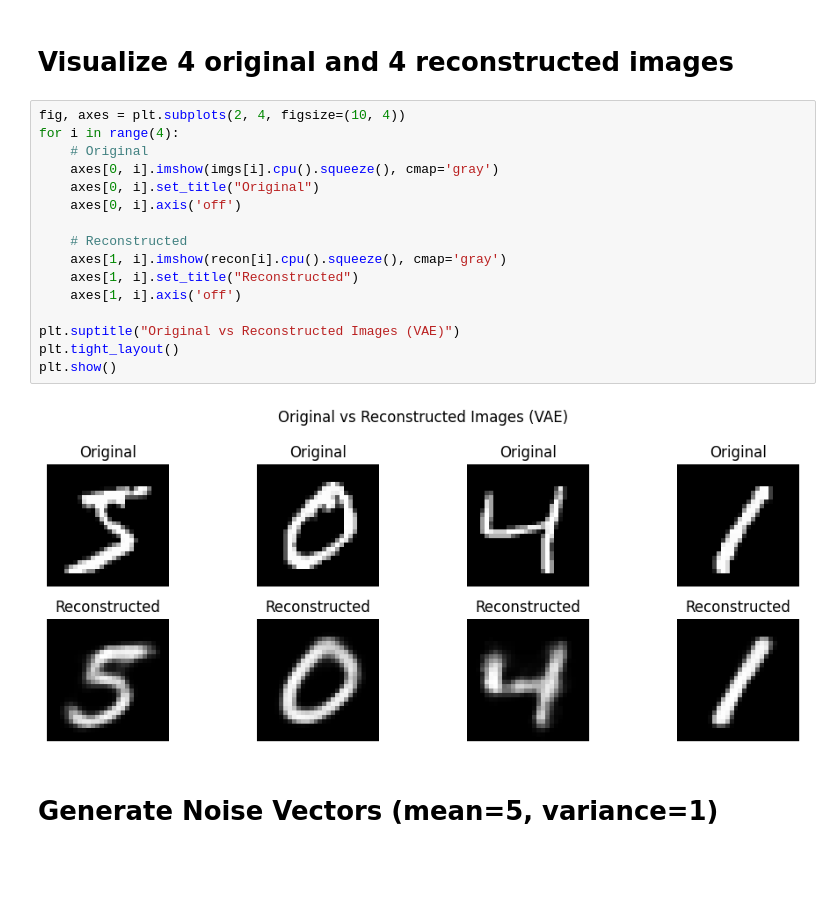
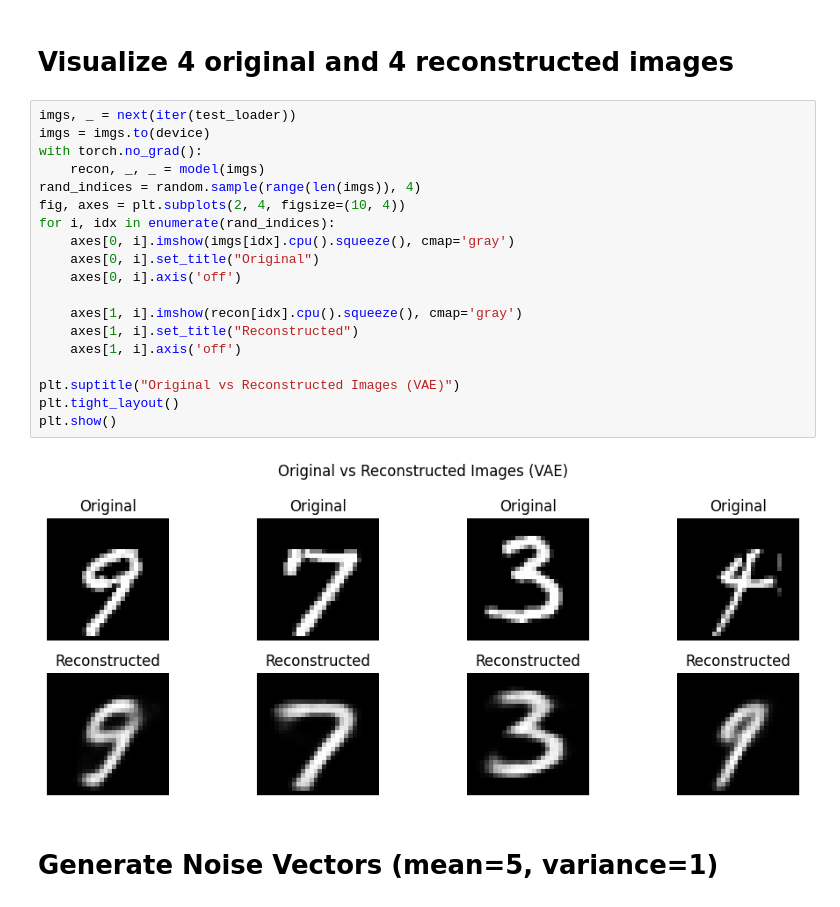
Before and after one commit to Nourin-Nusrat/CSE4261_DNN, a Jupyter notebook: Assignment10/DNN_Assignment_10_3_4.ipynb, the cells around one changed output. Cells and saved outputs as stored; diff of their text form; blank space fills up the shorter version.

```diff
--- a/Assignment10/DNN_Assignment_10_3_4.ipynb
+++ b/Assignment10/DNN_Assignment_10_3_4.ipynb
@@ -130,23 +131,26 @@ Reconstruction MSE on 1000 test images: 0.021442
 # %% [markdown]
 # Visualize 4 original and 4 reconstructed images
 # %%
+imgs, _ = next(iter(test_loader))
+imgs = imgs.to(device)
+with torch.no_grad():
+    recon, _, _ = model(imgs)
+rand_indices = random.sample(range(len(imgs)), 4)
 fig, axes = plt.subplots(2, 4, figsize=(10, 4))
-for i in range(4):
-    # Original
-    axes[0, i].imshow(imgs[i].cpu().squeeze(), cmap='gray')
+for i, idx in enumerate(rand_indices):
+    axes[0, i].imshow(imgs[idx].cpu().squeeze(), cmap='gray')
     axes[0, i].set_title("Original")
     axes[0, i].axis('off')
 
-    # Reconstructed
-    axes[1, i].imshow(recon[i].cpu().squeeze(), cmap='gray')
+    axes[1, i].imshow(recon[idx].cpu().squeeze(), cmap='gray')
     axes[1, i].set_title("Reconstructed")
     axes[1, i].axis('off')
 
 plt.suptitle("Original vs Reconstructed Images (VAE)")
 plt.tight_layout()
 plt.show()
 # %% [output]
-[figure, old version]
+[figure, new version]
 # %% [markdown]
 # Generate Noise Vectors (mean=5, variance=1)
 # %%
```
Also changed, not shown: parts of 6 cells of this notebook.
